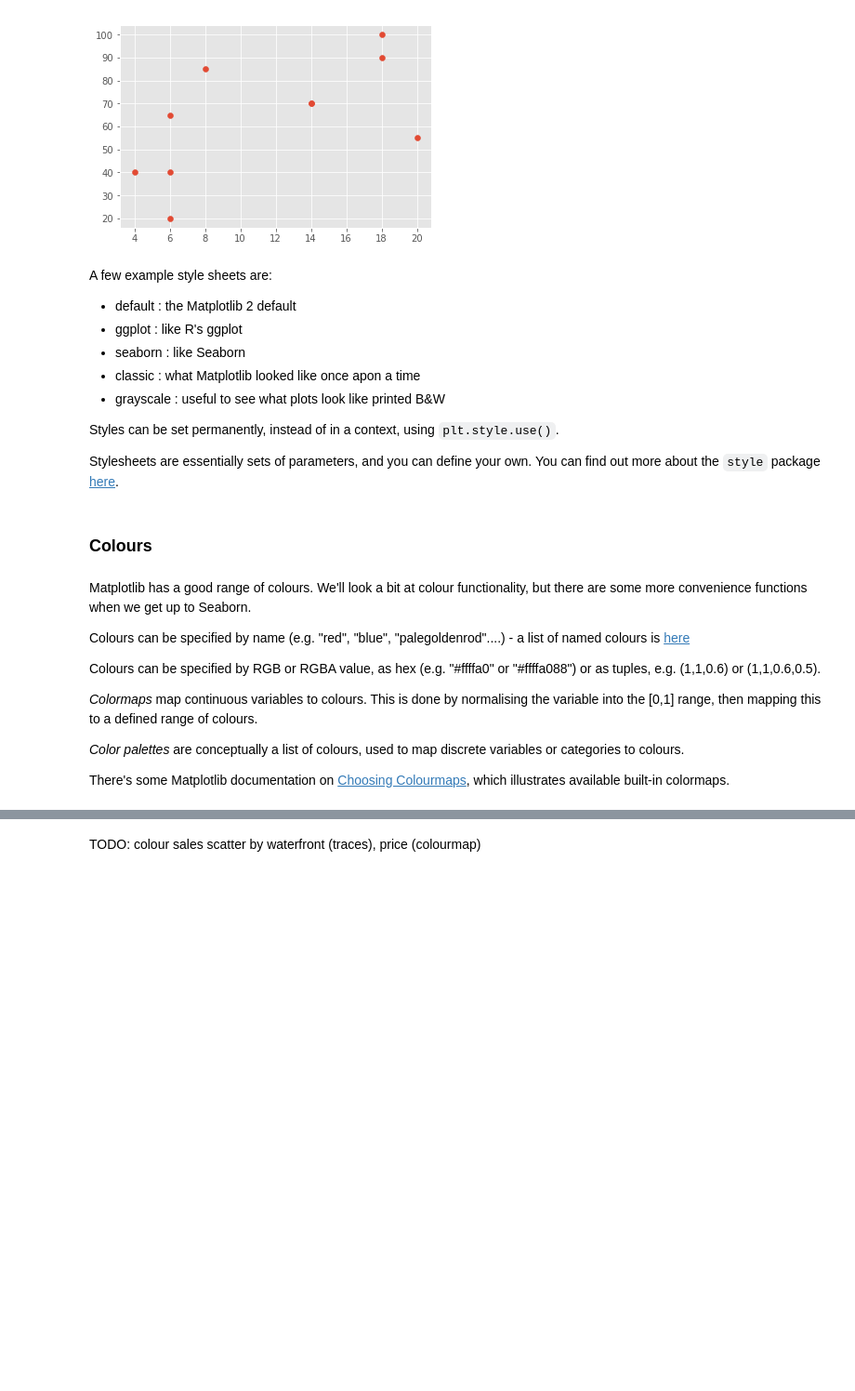
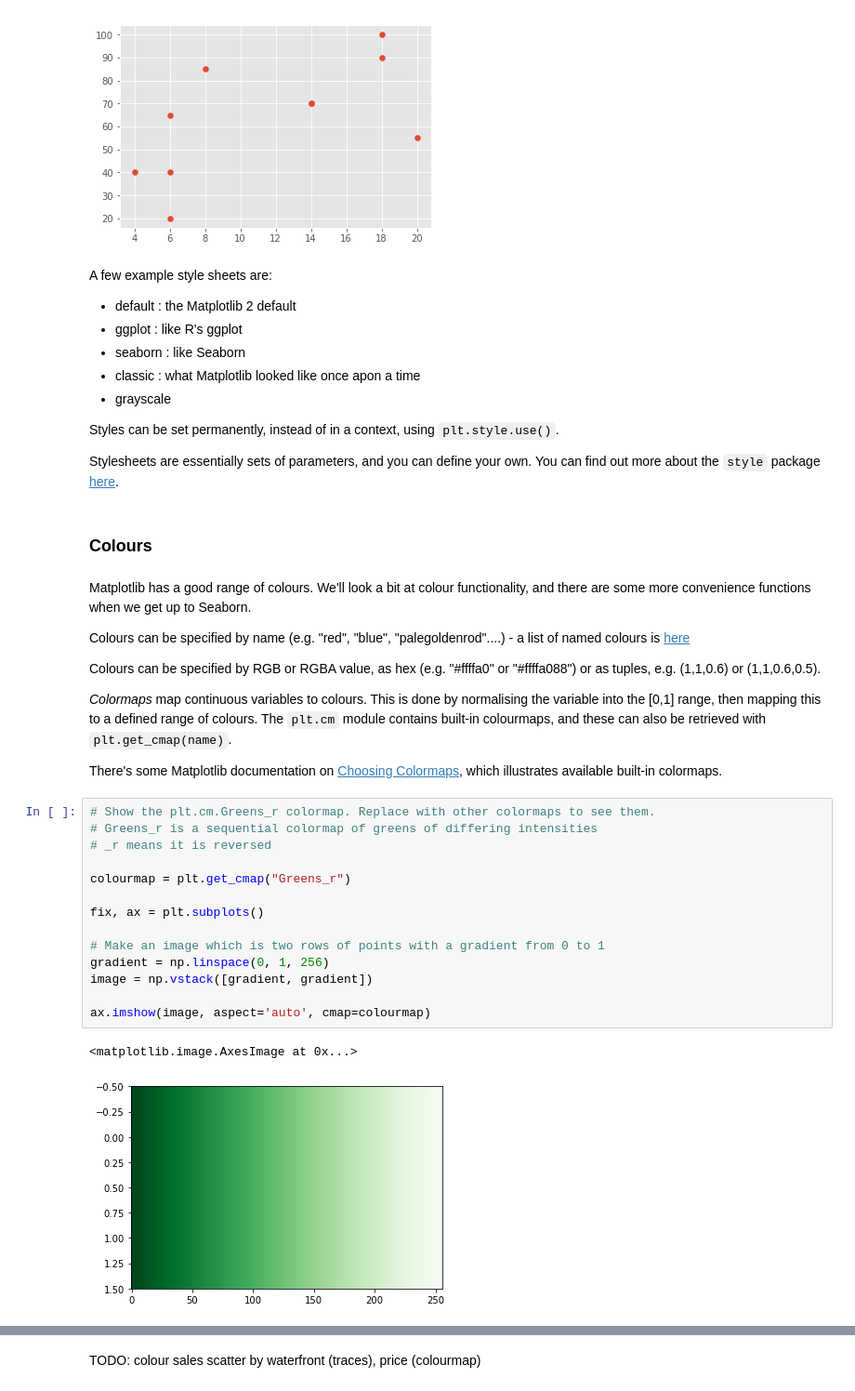
Before and after one commit to claresloggett/aspp-visualisation, a Jupyter notebook: Matplotlib_and_tidy_data.ipynb, the cells around one changed output, grey strips where cells are left out. Shown at 93% size. Saved outputs shown, nothing was run; the diff lists cells and outputs as text; blank space fills up the shorter version.

```diff
--- a/Matplotlib_and_tidy_data.ipynb
+++ b/Matplotlib_and_tidy_data.ipynb
@@ -324,7 +325,7 @@ A few example style sheets are:
 - ggplot : like R's ggplot
 - seaborn : like Seaborn
 - classic : what Matplotlib looked like once apon a time
-- grayscale : useful to see what plots look like printed B&W
+- grayscale
 
 Styles can be set permanently, instead of in a context, using `plt.style.use()`.
 
@@ -332,14 +333,29 @@ Stylesheets are essentially sets of parameters, and you can define your own. You
 # %% [markdown]
 ### Colours
 # %% [markdown]
-Matplotlib has a good range of colours. We'll look a bit at colour functionality, but there are some more convenience functions when we get up to Seaborn.
+Matplotlib has a good range of colours. We'll look a bit at colour functionality, and there are some more convenience functions when we get up to Seaborn.
 
 Colours can be specified by name (e.g. "red", "blue", "palegoldenrod"....) - a list of named colours is [here](https://matplotlib.org/examples/color/named_colors.html)
 
 Colours can be specified by RGB or RGBA value, as hex (e.g. "#ffffa0" or "#ffffa088") or as tuples, e.g. (1,1,0.6) or (1,1,0.6,0.5).
 
-_Colormaps_ map continuous variables to colours. This is done by normalising the variable into the [0,1] range, then mapping this to a defined range of colours.
+_Colormaps_ map continuous variables to colours. This is done by normalising the variable into the [0,1] range, then mapping this to a defined range of colours. The `plt.cm` module contains built-in colourmaps, and these can also be retrieved with `plt.get_cmap(name)`.
 
-_Color palettes_ are conceptually a list of colours, used to map discrete variables or categories to colours.
-
-There's some Matplotlib documentation on [Choosing Colourmaps](https://matplotlib.org/users/colormaps.html), which illustrates available built-in colormaps.
+There's some Matplotlib documentation on [Choosing Colormaps](https://matplotlib.org/users/colormaps.html), which illustrates available built-in colormaps.
+# %%
+# Show the plt.cm.Greens_r colormap. Replace with other colormaps to see them.
+# Greens_r is a sequential colormap of greens of differing intensities
+# _r means it is reversed
+
+colourmap = plt.get_cmap("Greens_r")
+
+fix, ax = plt.subplots()
+
+# Make an image which is two rows of points with a gradient from 0 to 1
+gradient = np.linspace(0, 1, 256)
+image = np.vstack([gradient, gradient])
+
+ax.imshow(image, aspect='auto', cmap=colourmap)
+# %% [output]
+<matplotlib.image.AxesImage at 0x...>
+[figure, added]
```
Also changed, not shown: parts of 2 cells of this notebook, 1 other file.
